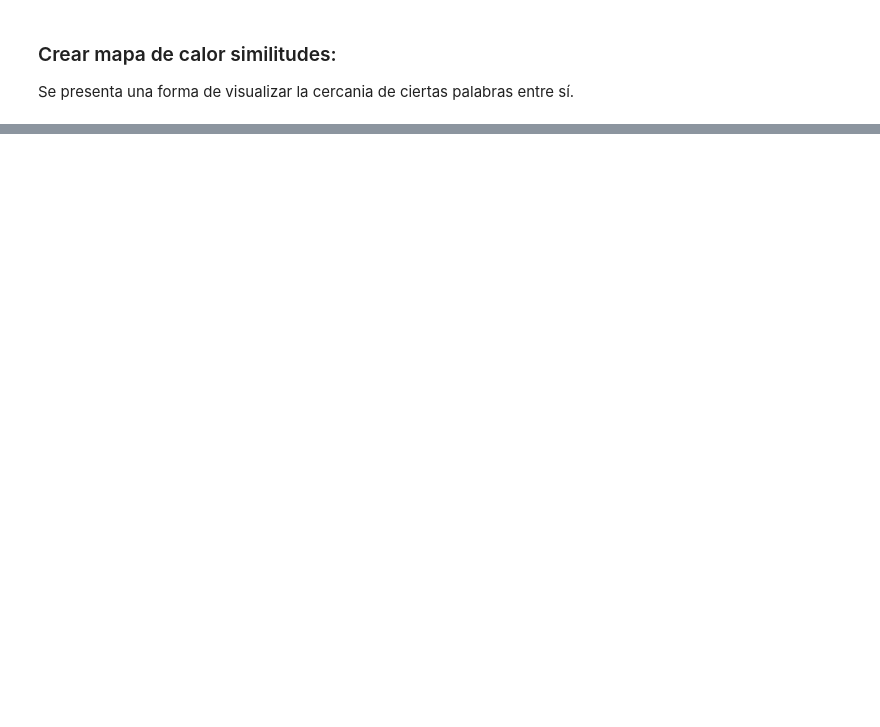
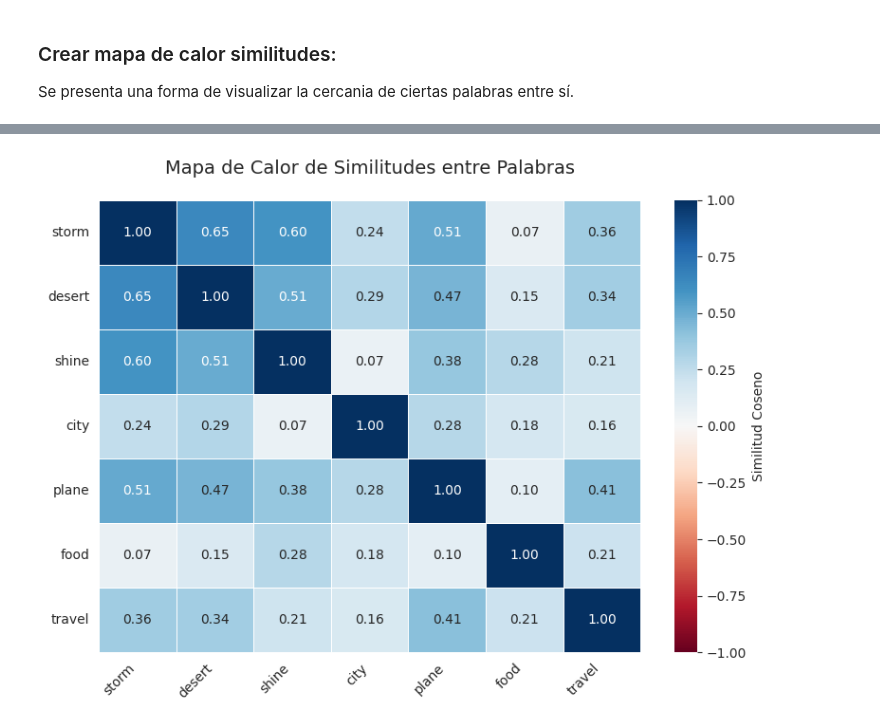
Before and after one commit to luc-ceb/NLP-CEIA, a Jupyter notebook: Desafio_2.ipynb, the cells around one changed output, grey strips where cells are left out. Saved outputs shown, nothing was run; the diff lists cells and outputs as text; code cells hidden in the pictures; blank space fills up the shorter version.

```diff
--- a/Desafio_2.ipynb
+++ b/Desafio_2.ipynb
@@ -606,5 +606,5 @@ def crear_mapa_calor_similitudes(modelo, palabras_seleccionadas):
 # %%
 palabras_para_mapa = ['storm','desert','shine','city','plane', 'food', 'travel']
 # Seleccionar subset
-crear_mapa_calor_similitudes(modelo, palabras_para_mapa)
+mapa_calor_similitudes(modelo, palabras_para_mapa)
 # %% [output]
@@ -611,0 +611 @@ crear_mapa_calor_similitudes(modelo, palabras_para_mapa)
+[figure, added]
```
Also changed, not shown: parts of 15 cells of this notebook, 4 other files.
